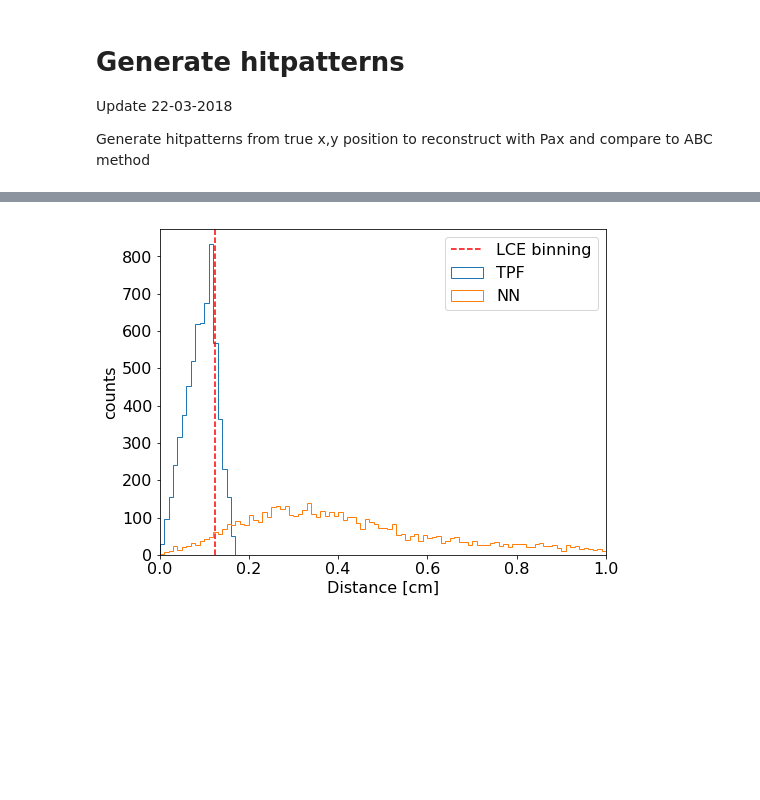
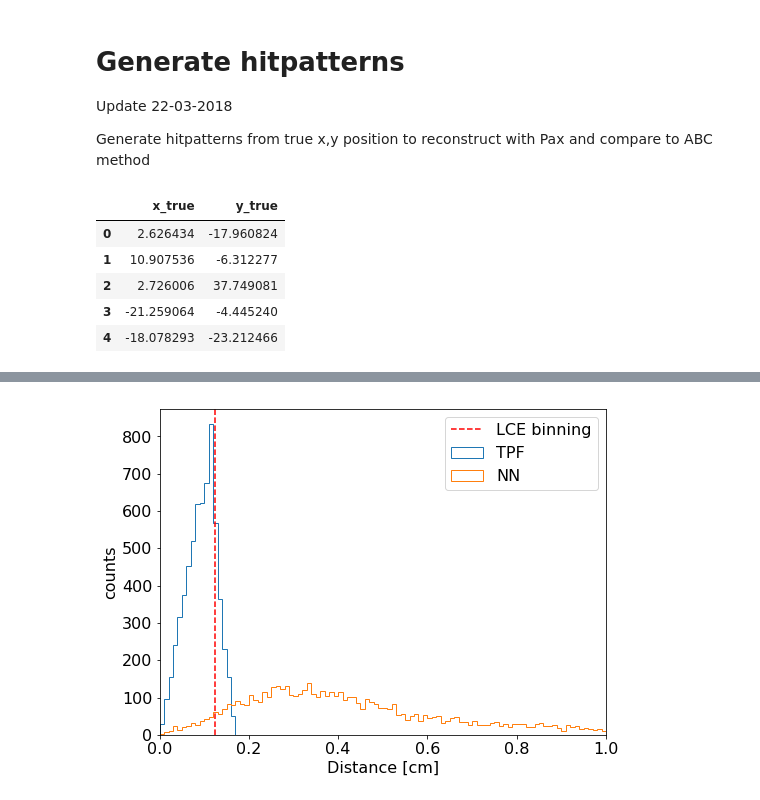
Before and after one commit to dbarg/helsinki_stockholm_collaboration, a Jupyter notebook: abc_position_reconstruction.ipynb, the cells around one changed output, grey strips where cells are left out. Drawn from its saved outputs; the diff is of its cells as text; code cells hidden in the pictures; blank space fills up the shorter version.

```diff
--- a/abc_position_reconstruction.ipynb
+++ b/abc_position_reconstruction.ipynb
@@ -173,6 +171,15 @@ import matplotlib.pyplot as plt
 filename = 'truepos'  # Text file with x_y per row
 
 true_pos = pd.read_csv(filename, header=None, names=['x_true', 'y_true'], sep=' ')
+# %%
+true_pos.head()
+# %% [output]
+|  | x_true | y_true |
+| 0 | 2.626434 | -17.960824 |
+| 1 | 10.907536 | -6.312277 |
+| 2 | 2.726006 | 37.749081 |
+| 3 | -21.259064 | -4.445240 |
+| 4 | -18.078293 | -23.212466 |
 # %%
 # Add the hitpatterns based on the simple model
 def add_pattern(row):
```
Also changed, not shown: parts of 5 cells of this notebook.
